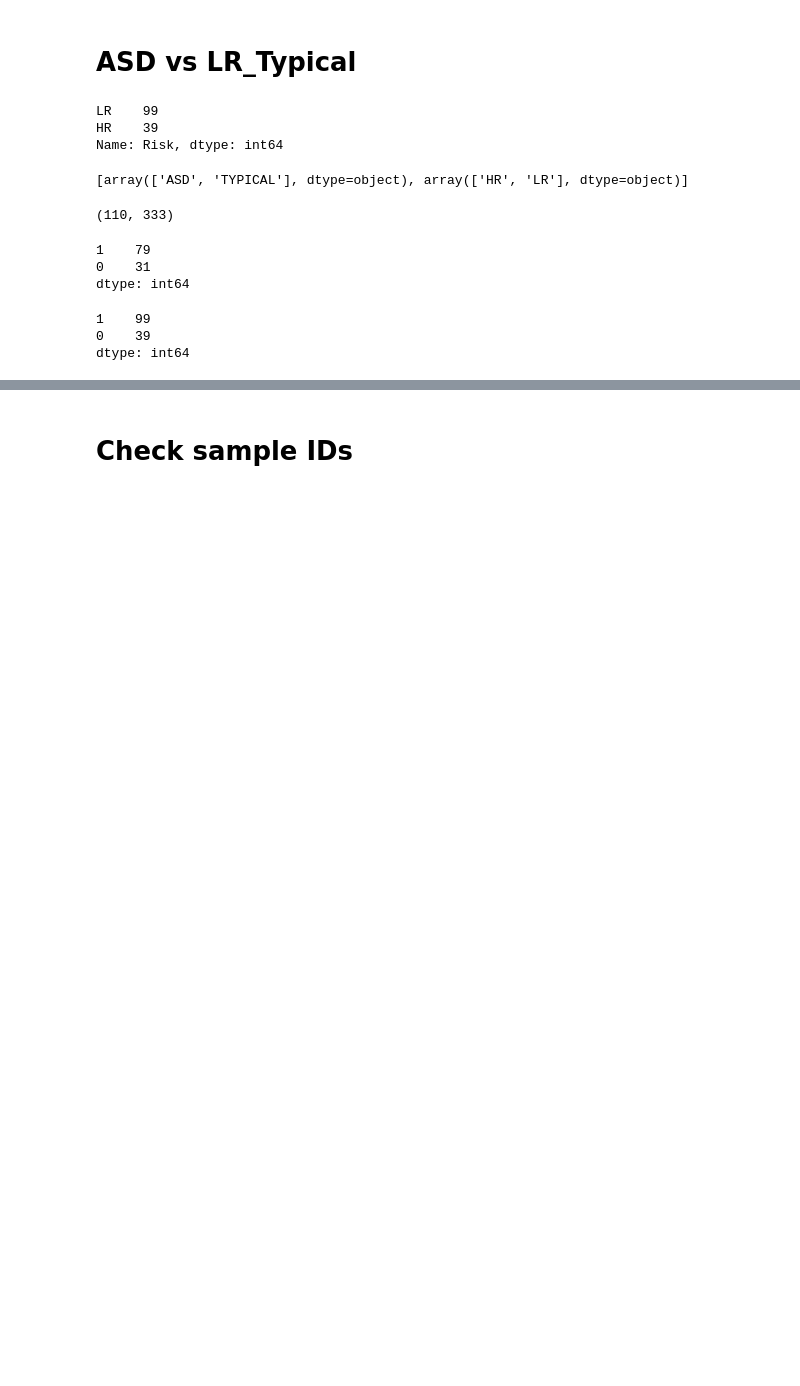
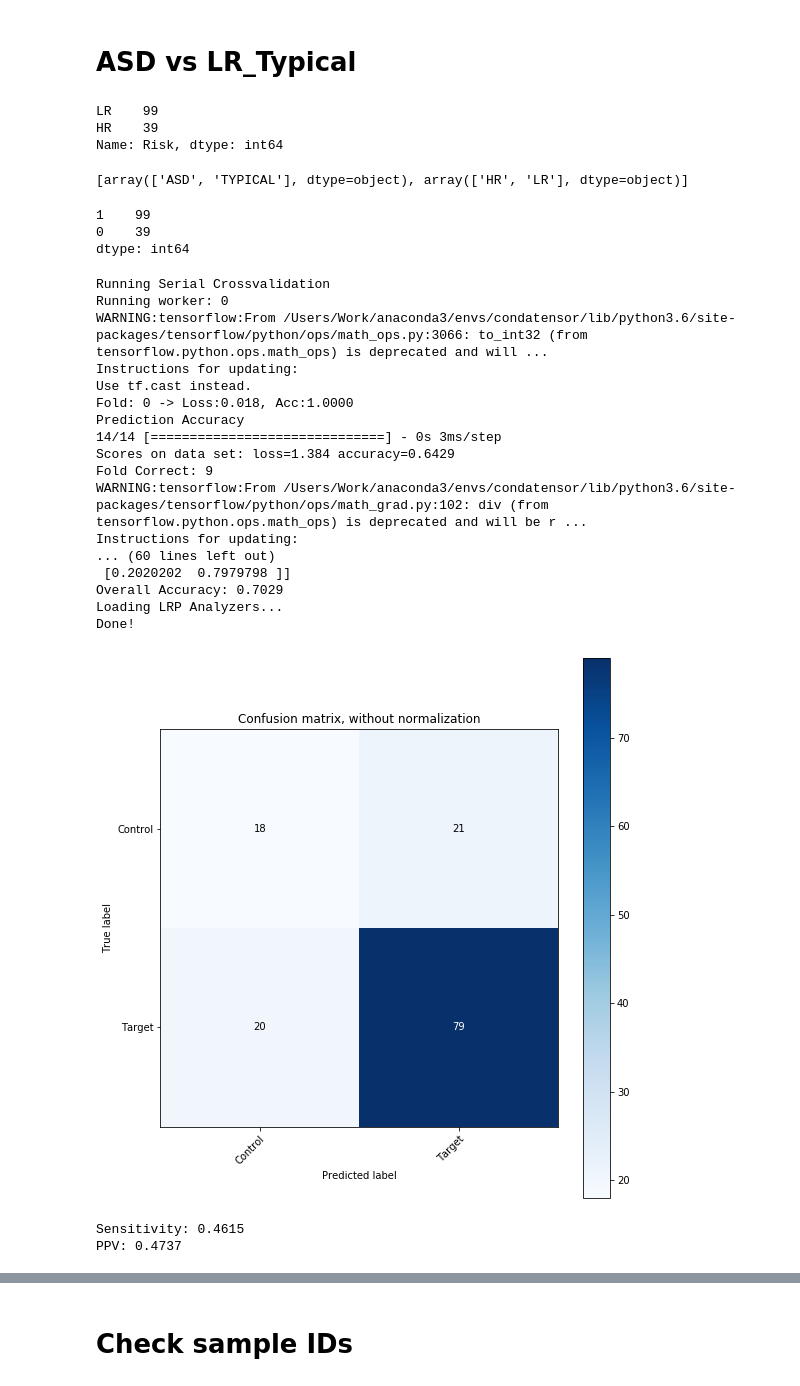
Before and after one commit to ahsanMah/interpretDL, a Jupyter notebook: ASD/lrp_comparisons.ipynb, the cells around one changed output, grey strips where cells are left out. Cells and saved outputs as stored; diff of their text form; code cells hidden in the pictures; blank space fills up the shorter version.

```diff
--- a/ASD/lrp_comparisons.ipynb
+++ b/ASD/lrp_comparisons.ipynb
@@ -99,24 +139,23 @@ HR_ASD = labels[HR & ASD]
 # %% [markdown]
 # ASD vs LR_Typical
 # %%
-analysis_labels = pd.concat((LR_typical, HR_ASD))
-analysis_labels["Risk"].value_counts()
+LR_analysis_labels = pd.concat((LR_typical, HR_ASD))
+LR_analysis_labels["Risk"].value_counts()
 # %% [output]
 LR    99
 HR    39
 Name: Risk, dtype: int64
 # %%
 enc = OrdinalEncoder()
-enc.fit(analysis_labels)
-enc_labels = enc.transform(analysis_labels)
+enc.fit(LR_analysis_labels)
+enc_labels = enc.transform(LR_analysis_labels)
 enc.categories_
 # %% [output]
 [array(['ASD', 'TYPICAL'], dtype=object), array(['HR', 'LR'], dtype=object)]
 # %%
-risk_labels = pd.Series(enc_labels[:,1], dtype=int, index=analysis_labels.index)
-data = features.loc[analysis_labels.index].copy()
+risk_labels = pd.Series(enc_labels[:,1], dtype=int, index=LR_analysis_labels.index)
+data = features.loc[LR_analysis_labels.index].copy()
+
+# Separating a hold out set that will be used for validation of the pipeline
+# train_data, train_labels, test_data, test_labels = split_valid(data, risk_labels, valid_size=0.01)
+train_data, train_labels, test_data, test_labels = data, risk_labels, [], []
-# %% [output]
-(110, 333)
-1    79
-0    31
-dtype: int64
@@ -180 +176,30 @@ pipeline = ClusterPipeline(dnn, [train_data, train_labels], [test_data, test_lab
                            target_class=0, reducer=reducer, softmax=False)
+# %%
+cm = LR_pipeline.train_model(batch_size=int(10), epochs=5000, cross_validation=True,
+                          parallel=True, verbose=0, smote=True)
+# %% [output]
+Running Serial Crossvalidation
+Running worker: 0
+WARNING:tensorflow:From /Users/Work/anaconda3/envs/condatensor/lib/python3.6/site-packages/tensorflow/python/ops/math_ops.py:3066: to_int32 (from tensorflow.python.ops.math_ops) is deprecated and will ...
+Instructions for updating:
+Use tf.cast instead.
+Fold: 0 -> Loss:0.018, Acc:1.0000
+Prediction Accuracy
+14/14 [==============================] - 0s 3ms/step
+Scores on data set: loss=1.384 accuracy=0.6429
+Fold Correct: 9
+WARNING:tensorflow:From /Users/Work/anaconda3/envs/condatensor/lib/python3.6/site-packages/tensorflow/python/ops/math_grad.py:102: div (from tensorflow.python.ops.math_ops) is deprecated and will be r ...
+Instructions for updating:
+... (60 lines left out)
+ [0.2020202  0.7979798 ]]
+Overall Accuracy: 0.7029
+Loading LRP Analyzers...
+Done!
+[figure, added]
+# %%
+correct_ASD = cm[0][0]
+print("Sensitivity: {:.4f}".format(correct_ASD/ np.sum(cm,axis=1)[0]))
+print("PPV: {:.4f}".format(correct_ASD/ np.sum(cm,axis=0)[0]))
+# %% [output]
+Sensitivity: 0.4615
+PPV: 0.4737
```
Also changed, not shown: parts of 37 cells of this notebook.
